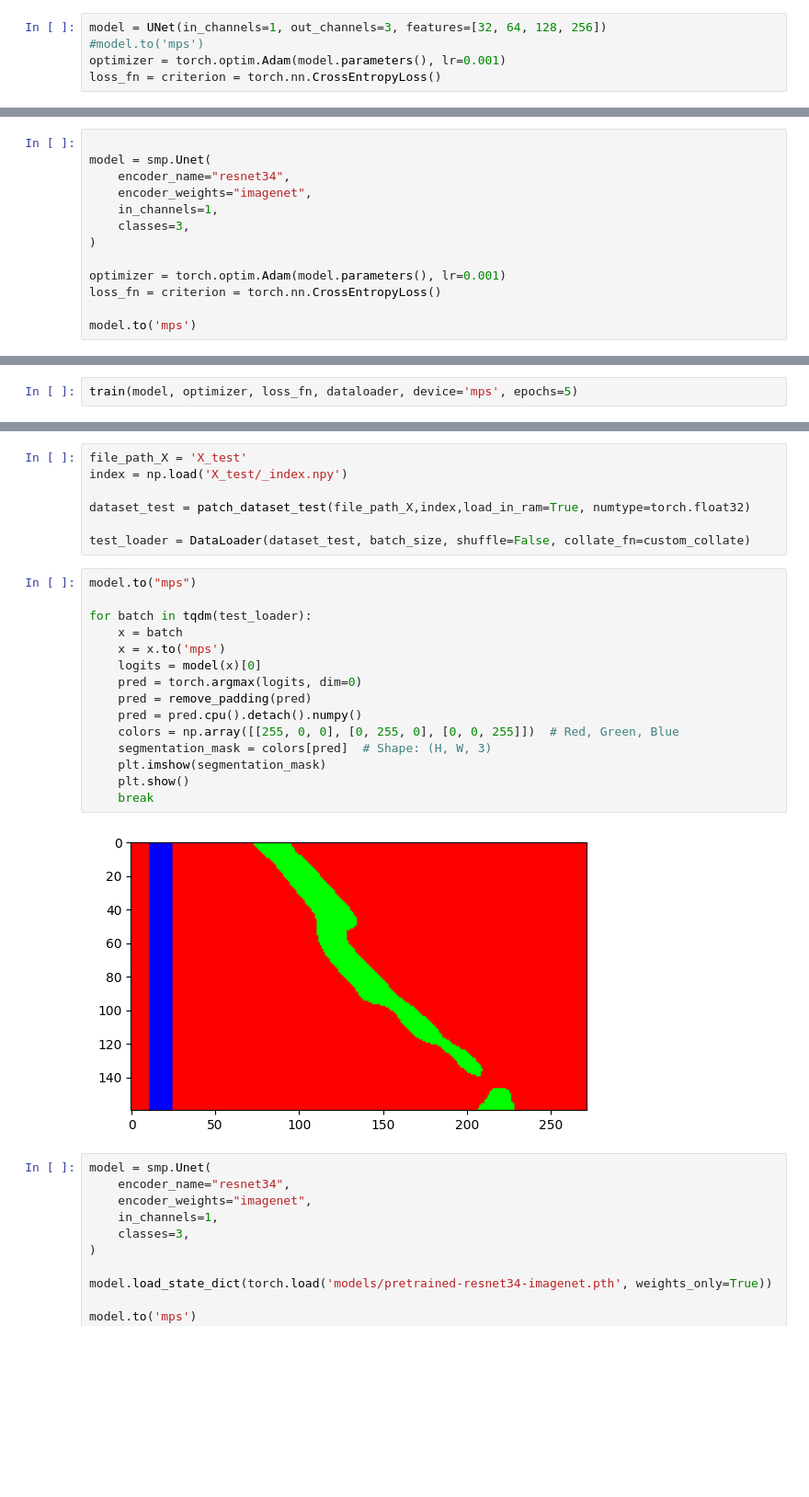
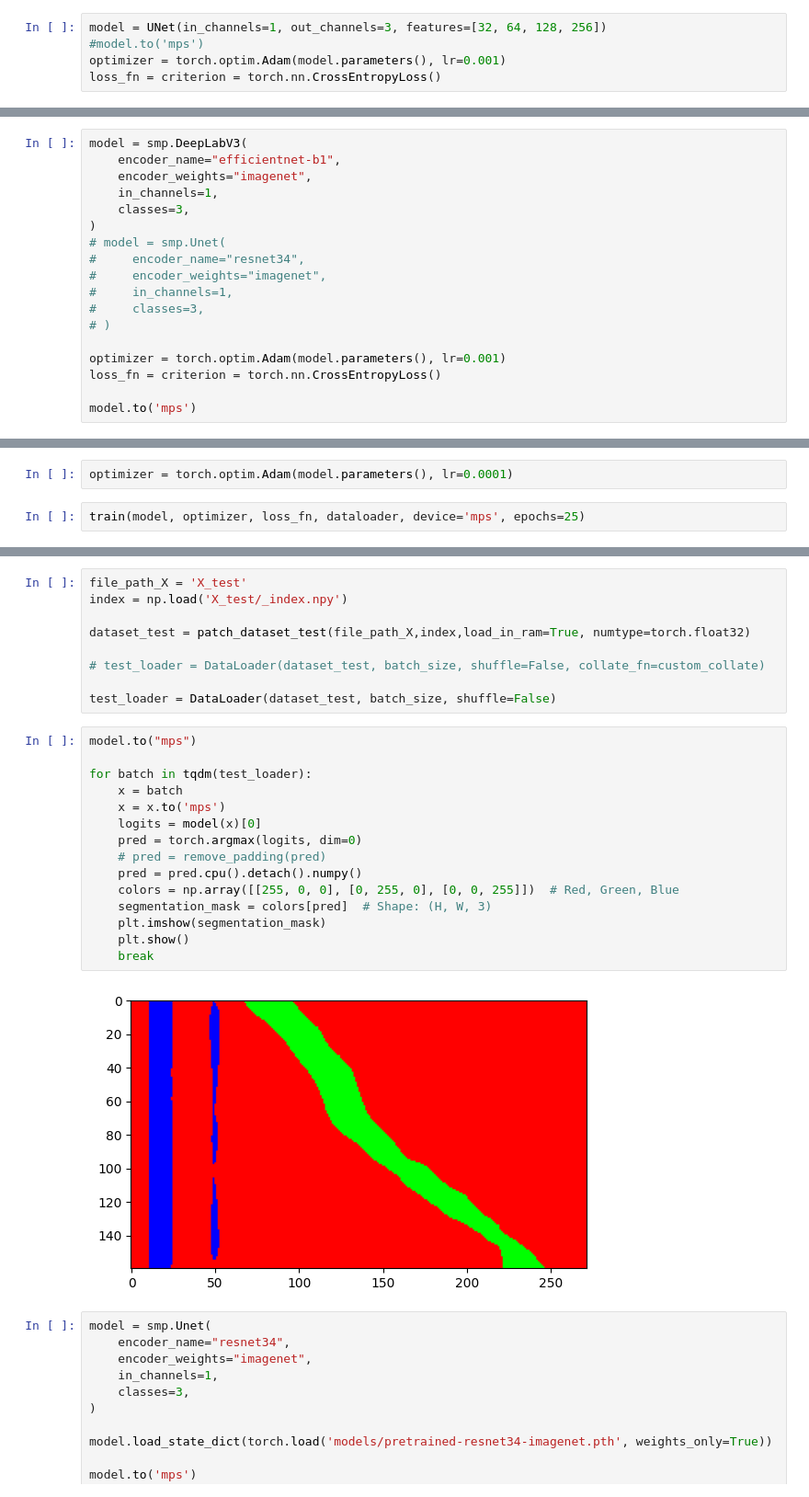
Before and after one commit to BarthelemyBregeon/challenge_data, a Jupyter notebook: kenta_test.ipynb, the cells around one changed output, grey strips where cells are left out. Shown: that part at 92% size. Cells and saved outputs as stored; diff of their text form; blank space fills up the shorter version.

Commit message:
Test of pretrained models

```diff
--- a/kenta_test.ipynb
+++ b/kenta_test.ipynb
@@ -56,11 +59,16 @@ model(x).shape
 # %%
-
-model = smp.Unet(
-    encoder_name="resnet34",
+model = smp.DeepLabV3(
+    encoder_name="efficientnet-b1",
     encoder_weights="imagenet",
     in_channels=1,
     classes=3,
 )
+# model = smp.Unet(
+#     encoder_name="resnet34",
+#     encoder_weights="imagenet",
+#     in_channels=1,
+#     classes=3,
+# )
 
 optimizer = torch.optim.Adam(model.parameters(), lr=0.001)
 loss_fn = criterion = torch.nn.CrossEntropyLoss()
@@ -84,5 +92,7 @@ Unet(
     )
   )
 )
+# %%
+optimizer = torch.optim.Adam(model.parameters(), lr=0.0001)
 # %%
-train(model, optimizer, loss_fn, dataloader, device='mps', epochs=5)
+train(model, optimizer, loss_fn, dataloader, device='mps', epochs=25)
@@ -137,24 +143,26 @@ index = np.load('X_test/_index.npy')
 
 dataset_test = patch_dataset_test(file_path_X,index,load_in_ram=True, numtype=torch.float32)
 
-test_loader = DataLoader(dataset_test, batch_size, shuffle=False, collate_fn=custom_collate)
+# test_loader = DataLoader(dataset_test, batch_size, shuffle=False, collate_fn=custom_collate)
+
+test_loader = DataLoader(dataset_test, batch_size, shuffle=False)
 # %%
 model.to("mps")
 
 for batch in tqdm(test_loader):
     x = batch
     x = x.to('mps')
     logits = model(x)[0]
     pred = torch.argmax(logits, dim=0)
-    pred = remove_padding(pred)
+    # pred = remove_padding(pred)
     pred = pred.cpu().detach().numpy()
     colors = np.array([[255, 0, 0], [0, 255, 0], [0, 0, 255]])  # Red, Green, Blue
     segmentation_mask = colors[pred]  # Shape: (H, W, 3)
     plt.imshow(segmentation_mask)
     plt.show()
     break
 # %% [output]
-[figure, old version]
+[figure, new version]
 # %%
 model = smp.Unet(
     encoder_name="resnet34",
```
Also changed, not shown: parts of 8 cells of this notebook, 2 other files.
